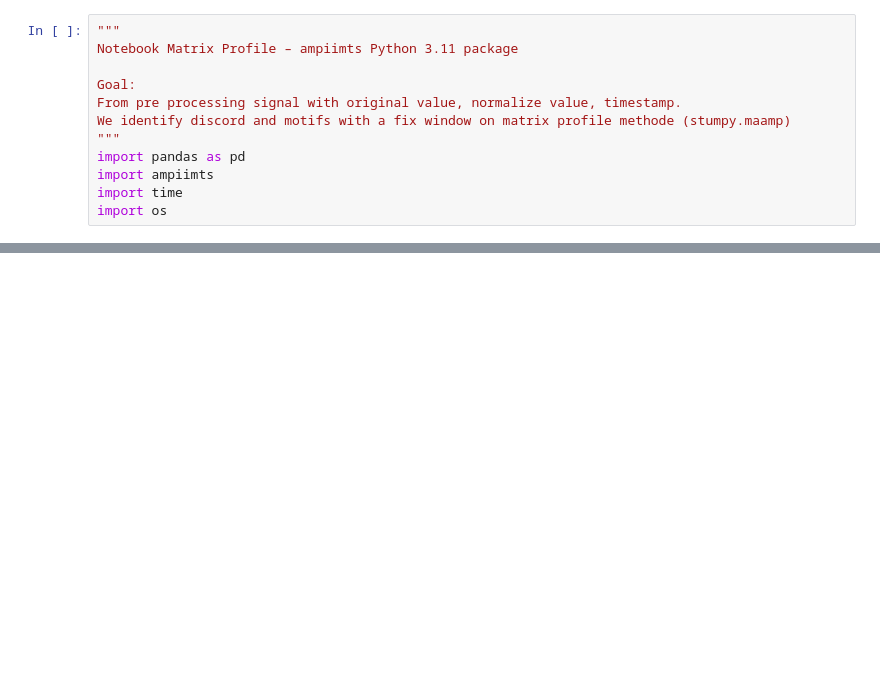
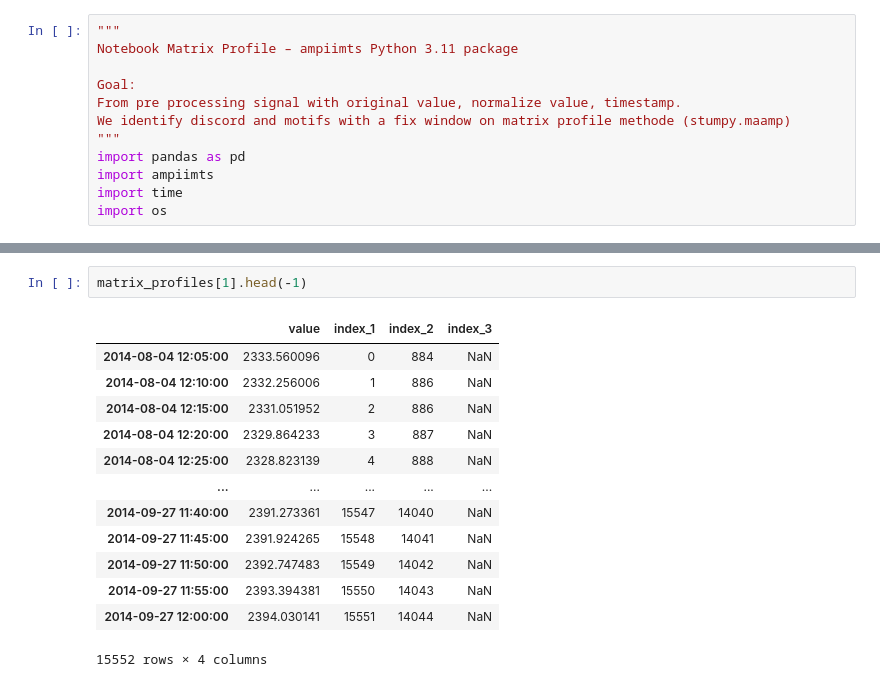
Before and after one commit to Guillaumernd/ampiimts, a Jupyter notebook: notebooks/Matrix_Profile/Matrix_profile-multidimensionnal.ipynb, the cells around one changed output, grey strips where cells are left out. Cells and saved outputs as stored; diff of their text form; blank space fills up the shorter version.

```diff
--- a/notebooks/Matrix_Profile/Matrix_profile-multidimensionnal.ipynb
+++ b/notebooks/Matrix_Profile/Matrix_profile-multidimensionnal.ipynb
@@ -51,0 +108,16 @@ ampiimts.plot_matrix_profiles_heatmap(matrix_profiles,
+# %%
+matrix_profiles[1].head(-1)
+# %% [output]
+|  | value | index_1 | index_2 | index_3 |
+| 2014-08-04 12:05:00 | 2333.560096 | 0 | 884 | NaN |
+| 2014-08-04 12:10:00 | 2332.256006 | 1 | 886 | NaN |
+| 2014-08-04 12:15:00 | 2331.051952 | 2 | 886 | NaN |
+| 2014-08-04 12:20:00 | 2329.864233 | 3 | 887 | NaN |
+| 2014-08-04 12:25:00 | 2328.823139 | 4 | 888 | NaN |
+| ... | ... | ... | ... | ... |
+| 2014-09-27 11:40:00 | 2391.273361 | 15547 | 14040 | NaN |
+| 2014-09-27 11:45:00 | 2391.924265 | 15548 | 14041 | NaN |
+| 2014-09-27 11:50:00 | 2392.747483 | 15549 | 14042 | NaN |
+| 2014-09-27 11:55:00 | 2393.394381 | 15550 | 14043 | NaN |
+| 2014-09-27 12:00:00 | 2394.030141 | 15551 | 14044 | NaN |
+15552 rows × 4 columns
```
Also changed, not shown: parts of 6 cells of this notebook, 4 other files.
